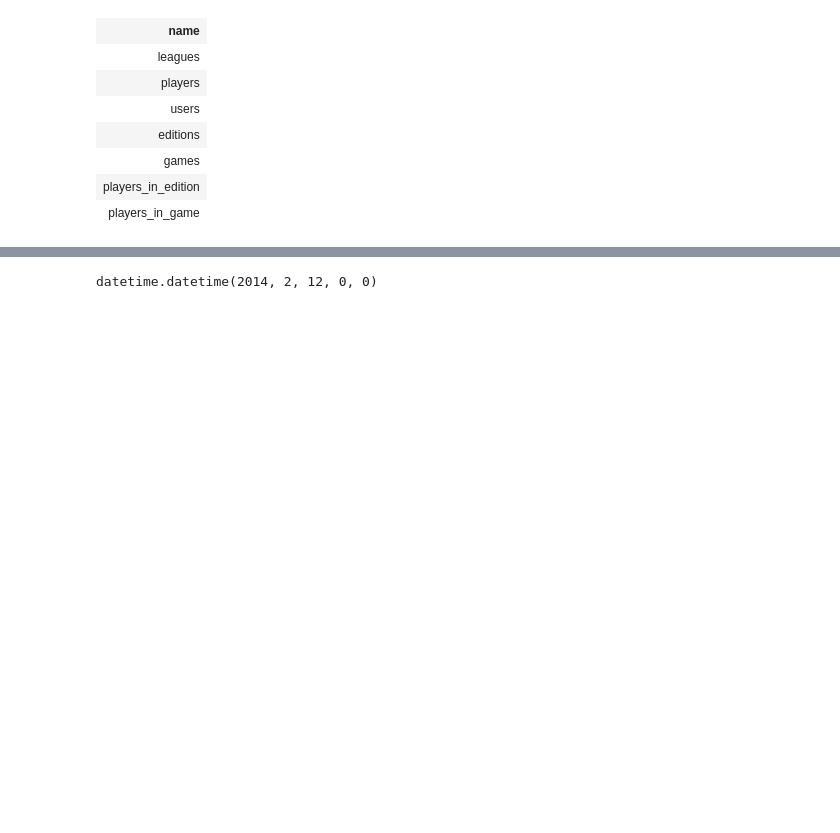
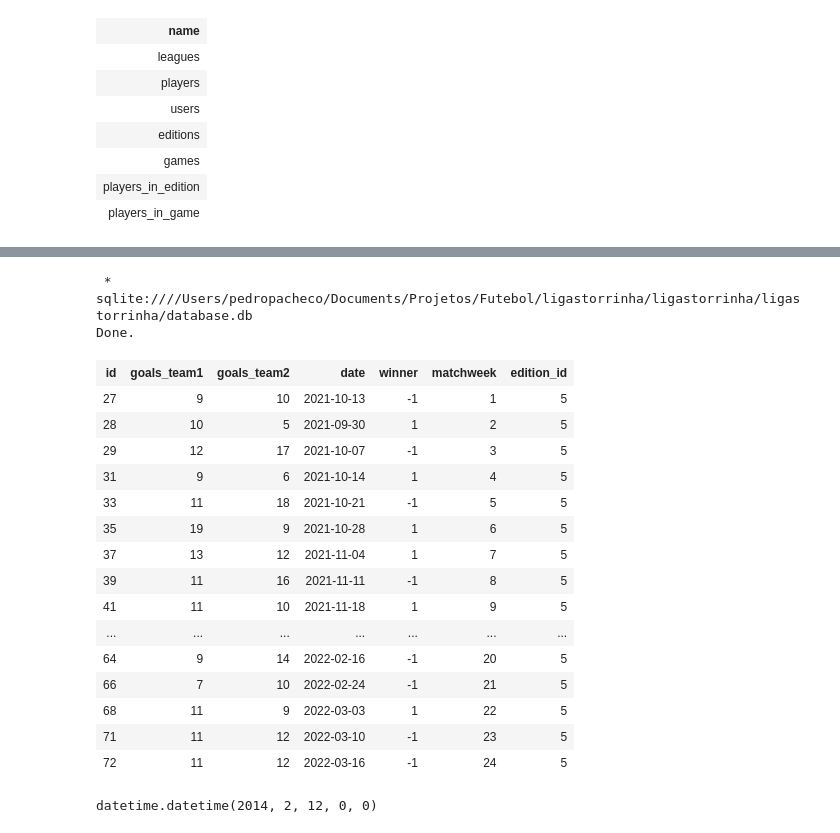
Before and after one commit to pedropacheco95/ligastorrinha, a Jupyter notebook: ligastorrinha/Untitled.ipynb, the cells around one changed output, grey strips where cells are left out. Cells and saved outputs as stored; diff of their text form; code cells hidden in the pictures; blank space fills up the shorter version.

```diff
--- a/ligastorrinha/Untitled.ipynb
+++ b/ligastorrinha/Untitled.ipynb
@@ -69,3 +89,25 @@ import datetime
+# %%
+%%sql
+select * from games where edition_id=5;
+# %% [output]
+ * sqlite:////Users/pedropacheco/Documents/Projetos/Futebol/ligastorrinha/ligastorrinha/ligastorrinha/database.db
+Done.
+| id | goals_team1 | goals_team2 | date | winner | matchweek | edition_id |
+| 27 | 9 | 10 | 2021-10-13 | -1 | 1 | 5 |
+| 28 | 10 | 5 | 2021-09-30 | 1 | 2 | 5 |
+| 29 | 12 | 17 | 2021-10-07 | -1 | 3 | 5 |
+| 31 | 9 | 6 | 2021-10-14 | 1 | 4 | 5 |
+| 33 | 11 | 18 | 2021-10-21 | -1 | 5 | 5 |
+| 35 | 19 | 9 | 2021-10-28 | 1 | 6 | 5 |
+| 37 | 13 | 12 | 2021-11-04 | 1 | 7 | 5 |
+| 39 | 11 | 16 | 2021-11-11 | -1 | 8 | 5 |
+| 41 | 11 | 10 | 2021-11-18 | 1 | 9 | 5 |
+| ... | ... | ... | ... | ... | ... | ... |
+| 64 | 9 | 14 | 2022-02-16 | -1 | 20 | 5 |
+| 66 | 7 | 10 | 2022-02-24 | -1 | 21 | 5 |
+| 68 | 11 | 9 | 2022-03-03 | 1 | 22 | 5 |
+| 71 | 11 | 12 | 2022-03-10 | -1 | 23 | 5 |
+| 72 | 11 | 12 | 2022-03-16 | -1 | 24 | 5 |
 # %%
 date = datetime.datetime.strptime('12/02/2014', '%d/%m/%Y')
 date
```
Also changed, not shown: parts of 7 cells of this notebook, 26 other files.
